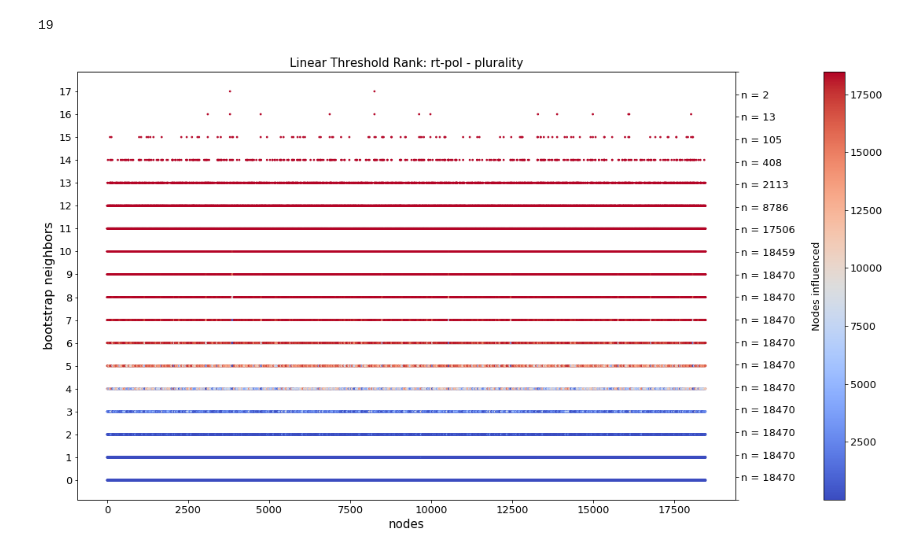
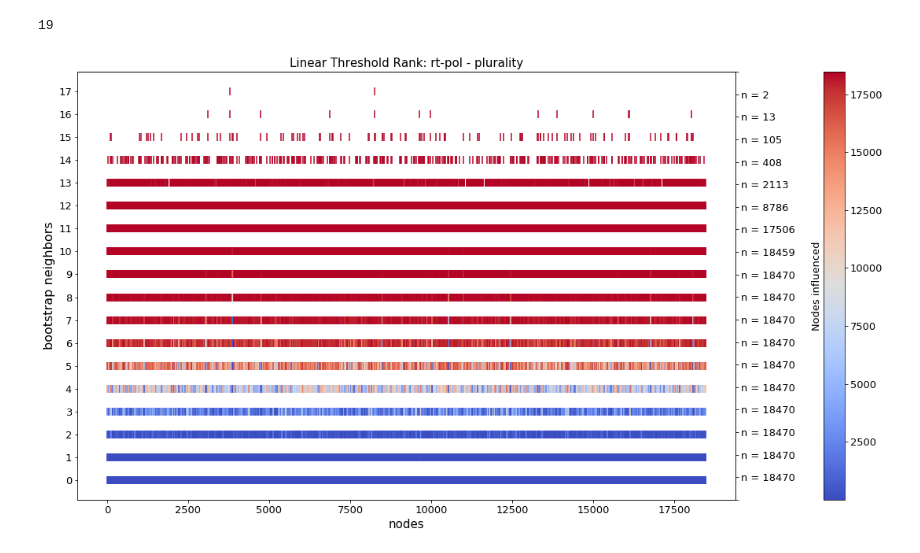
Before and after one commit to GCantergiani/ltc_ltr, a Jupyter notebook: postprocessing/rt-pol/plurality_visualization.ipynb, the cells around one changed output. Saved outputs shown, nothing was run; the diff lists cells and outputs as text; code cells hidden in the pictures.

```diff
--- a/postprocessing/rt-pol/plurality_visualization.ipynb
+++ b/postprocessing/rt-pol/plurality_visualization.ipynb
@@ -100,32 +100,32 @@ from numpy.random import rand
 from mpl_toolkits.axes_grid1 import make_axes_locatable
 
 plt.rcParams['xtick.labelsize']=13
 plt.rcParams['ytick.labelsize']=13
 
 fig, ax = plt.subplots(figsize=(20,10))
 sc = ax.scatter(df_sub_sample['node'], df_sub_sample['s'],
            c=df_sub_sample['number_influenced'],
-           cmap=cm.coolwarm, s=3)
+           cmap=cm.coolwarm, s=100, marker='|')
 
 yint = range(0, 18)
 matplotlib.pyplot.yticks(yint)
 
 ax.set_xlabel('nodes', fontsize=15)
 ax.set_ylabel('bootstrap neighbors', fontsize=16)
 
 
 plt.title('Linear Threshold Rank: rt-pol - plurality', fontsize=15)
 
 
 cbar = plt.colorbar(sc, pad=0.1)
 cbar.ax.set_ylabel('Nodes influenced', rotation=90,  labelpad=-90, fontsize=13)
 
 
 ax2 = ax.twinx()
 ax2.set_yticks(range(0, 20))
 ax2.set_yticklabels(y_second_label)
 
 
 plt.show()
 # %% [output]
-[figure, old version]
+[figure, new version]
```
Also changed, not shown: 2 other files.
